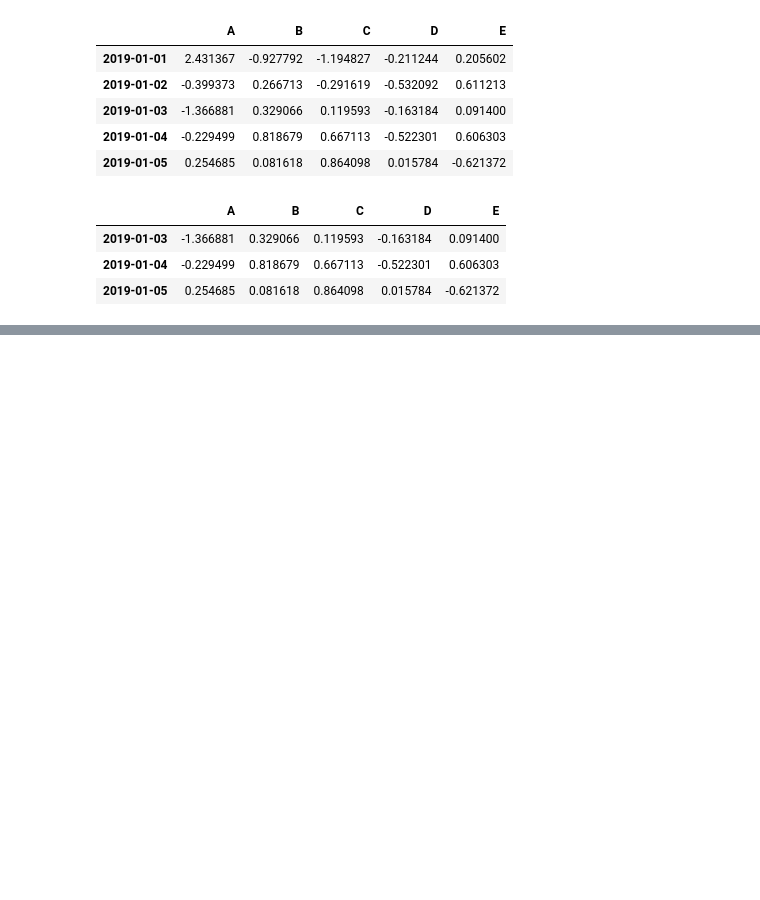
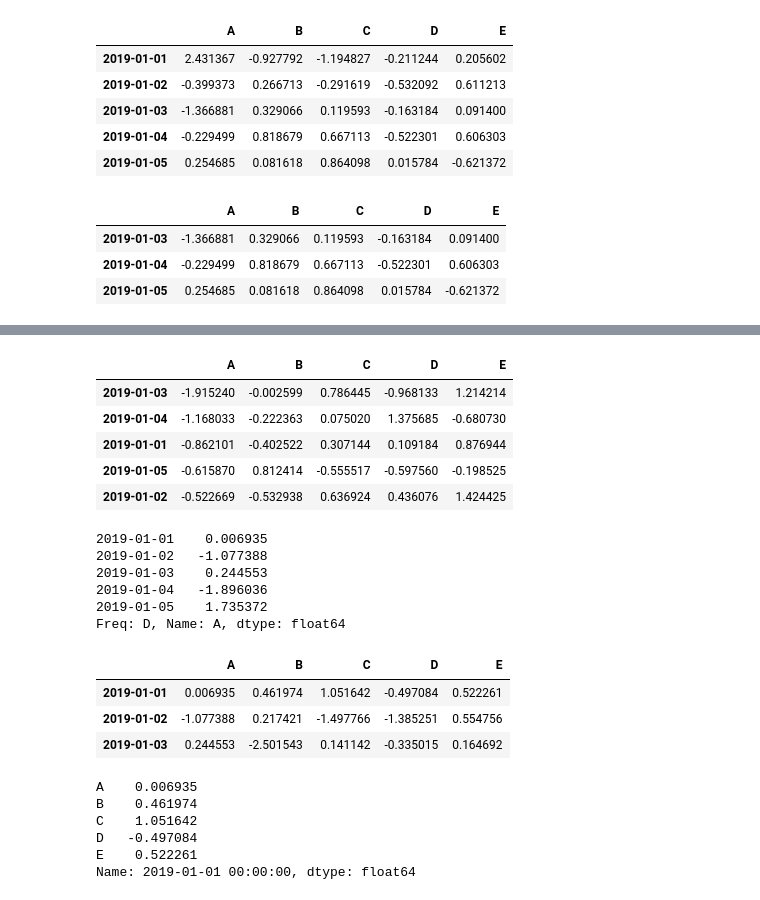
Before and after one commit to prateek1709/data-science-and-ml, a Jupyter notebook: Jupyter Notebooks/Pandas+Overview.ipynb, the cells around one changed output, grey strips where cells are left out. Cells and saved outputs as stored; diff of their text form; code cells hidden in the pictures; blank space fills up the shorter version.

```diff
--- a/Jupyter Notebooks/Pandas+Overview.ipynb
+++ b/Jupyter Notebooks/Pandas+Overview.ipynb
@@ -86,0 +111,20 @@ df.describe()
+# %%
+##Sorting by value:
+df.sort_values(by=['A','C'])
+# %% [output]
+|  | A | B | C | D | E |
+| 2019-01-03 | -1.915240 | -0.002599 | 0.786445 | -0.968133 | 1.214214 |
+| 2019-01-04 | -1.168033 | -0.222363 | 0.075020 | 1.375685 | -0.680730 |
+| 2019-01-01 | -0.862101 | -0.402522 | 0.307144 | 0.109184 | 0.876944 |
+| 2019-01-05 | -0.615870 | 0.812414 | -0.555517 | -0.597560 | -0.198525 |
+| 2019-01-02 | -0.522669 | -0.532938 | 0.636924 | 0.436076 | 1.424425 |
+# %%
+##Getting:
+df['A']
+# %% [output]
+2019-01-01    0.006935
+2019-01-02   -1.077388
+2019-01-03    0.244553
+2019-01-04   -1.896036
+2019-01-05    1.735372
+Freq: D, Name: A, dtype: float64
@@ -86,0 +133,18 @@ df.describe()
+# %%
+##Selecting via [], which slices the rows:
+df[0:3]
+# %% [output]
+|  | A | B | C | D | E |
+| 2019-01-01 | 0.006935 | 0.461974 | 1.051642 | -0.497084 | 0.522261 |
+| 2019-01-02 | -1.077388 | 0.217421 | -1.497766 | -1.385251 | 0.554756 |
+| 2019-01-03 | 0.244553 | -2.501543 | 0.141142 | -0.335015 | 0.164692 |
+# %%
+##For getting a cross section using a label:
+df.loc[dates[0]]
+# %% [output]
+A    0.006935
+B    0.461974
+C    1.051642
+D   -0.497084
+E    0.522261
+Name: 2019-01-01 00:00:00, dtype: float64
```
Also changed, not shown: parts of 21 cells of this notebook.
